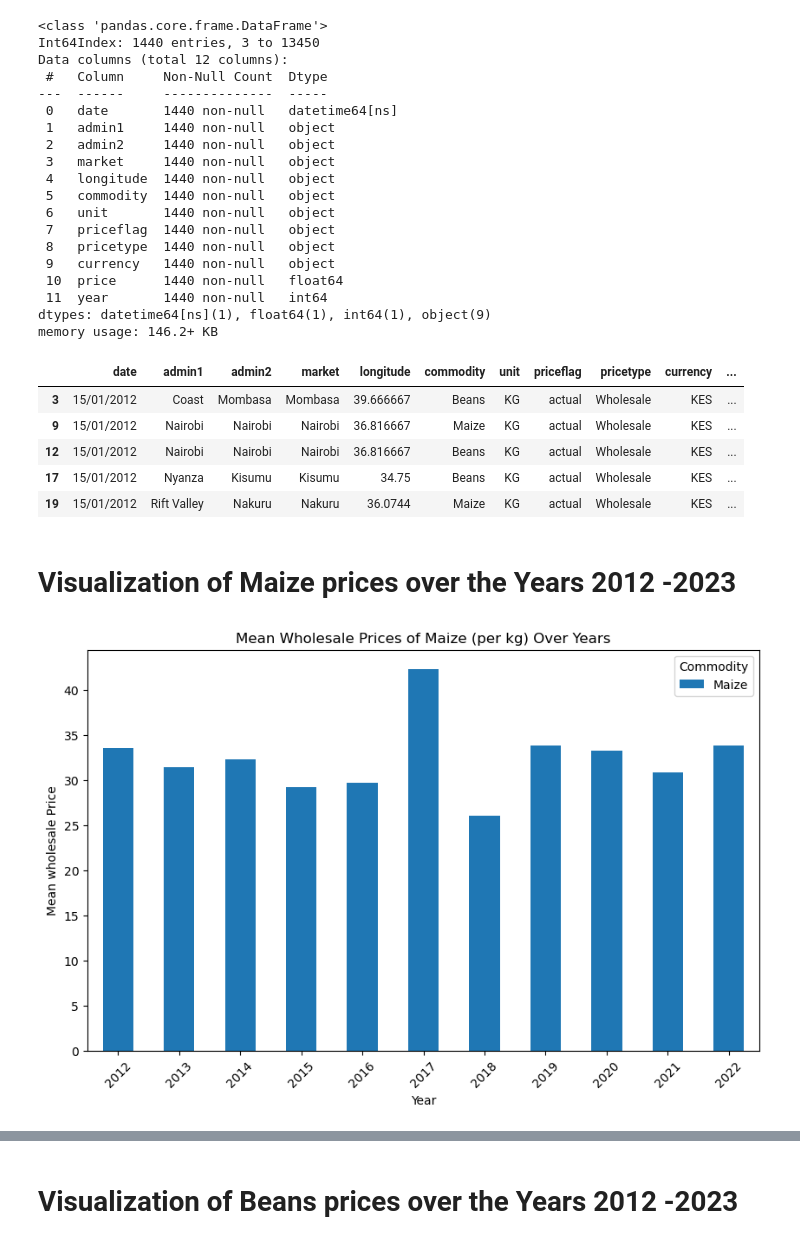
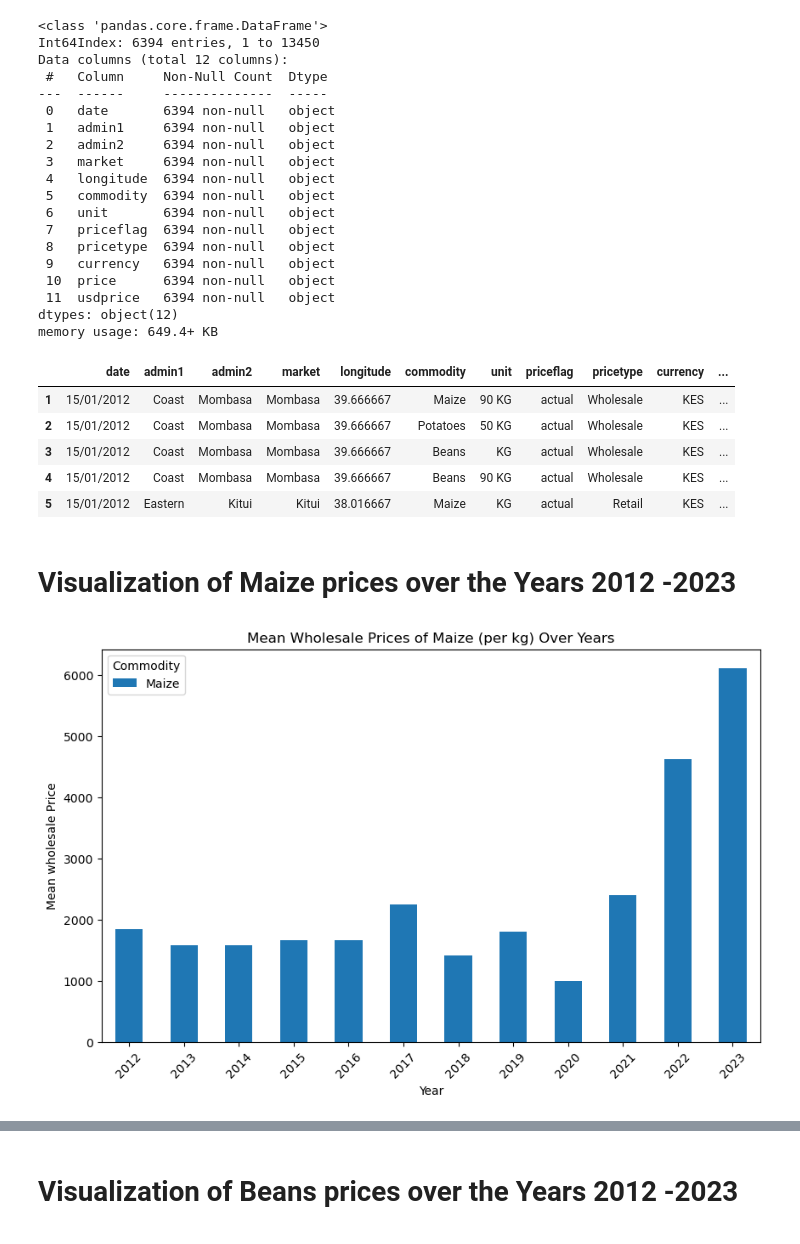
Before and after one commit to EvangelineNgunjiri/KilimoRiziki-Decision-Hub, a Jupyter notebook: Crops EDA.ipynb, the cells around one changed output, grey strips where cells are left out. Cells and saved outputs as stored; diff of their text form; code cells hidden in the pictures.

```diff
--- a/Crops EDA.ipynb
+++ b/Crops EDA.ipynb
@@ -29,6 +30,6 @@ df.head(30)
 # %%
 # Select specific rows based on item names
-selected_items = ['Maize', 'Beans', 'Sugarcane', 'Potatoes','Bananas']
+selected_items = ['Maize', 'Beans', 'Potatoes','Bananas']
 filtered_df = df[df['commodity'].isin(selected_items)]
 filtered_df.head(3000)
 # %% [output]
@@ -48,2 +48,0 @@ filtered_df.head(3000)
-# %%
-filtered_df['commodity'] = filtered_df['commodity'].replace('Maize \(white\)', 'Maize', regex=True)
@@ -80,57 +75,62 @@ Bananas
 filtered_df.info()
 # %% [output]
 <class 'pandas.core.frame.DataFrame'>
-Int64Index: 1440 entries, 3 to 13450
+Int64Index: 6394 entries, 1 to 13450
 Data columns (total 12 columns):
  #   Column     Non-Null Count  Dtype
 ---  ------     --------------  -----
- 0   date       1440 non-null   datetime64[ns]
- 1   admin1     1440 non-null   object
- 2   admin2     1440 non-null   object
- 3   market     1440 non-null   object
- 4   longitude  1440 non-null   object
- 5   commodity  1440 non-null   object
- 6   unit       1440 non-null   object
- 7   priceflag  1440 non-null   object
- 8   pricetype  1440 non-null   object
- 9   currency   1440 non-null   object
- 10  price      1440 non-null   float64
- 11  year       1440 non-null   int64
-dtypes: datetime64[ns](1), float64(1), int64(1), object(9)
-memory usage: 146.2+ KB
+ 0   date       6394 non-null   object
+ 1   admin1     6394 non-null   object
+ 2   admin2     6394 non-null   object
+ 3   market     6394 non-null   object
+ 4   longitude  6394 non-null   object
+ 5   commodity  6394 non-null   object
+ 6   unit       6394 non-null   object
+ 7   priceflag  6394 non-null   object
+ 8   pricetype  6394 non-null   object
+ 9   currency   6394 non-null   object
+ 10  price      6394 non-null   object
+ 11  usdprice   6394 non-null   object
+dtypes: object(12)
+memory usage: 649.4+ KB
 # %%
 filtered_df = filtered_df.drop('usdprice', axis=1)
 # %%
 filtered_df.head(5)
 # %% [output]
 |  | date | admin1 | admin2 | market | longitude | commodity | unit | priceflag | pricetype | currency | ... |
+| 1 | 15/01/2012 | Coast | Mombasa | Mombasa | 39.666667 | Maize | 90 KG | actual | Wholesale | KES | ... |
+| 2 | 15/01/2012 | Coast | Mombasa | Mombasa | 39.666667 | Potatoes | 50 KG | actual | Wholesale | KES | ... |
 | 3 | 15/01/2012 | Coast | Mombasa | Mombasa | 39.666667 | Beans | KG | actual | Wholesale | KES | ... |
-| 9 | 15/01/2012 | Nairobi | Nairobi | Nairobi | 36.816667 | Maize | KG | actual | Wholesale | KES | ... |
-| 12 | 15/01/2012 | Nairobi | Nairobi | Nairobi | 36.816667 | Beans | KG | actual | Wholesale | KES | ... |
-| 17 | 15/01/2012 | Nyanza | Kisumu | Kisumu | 34.75 | Beans | KG | actual | Wholesale | KES | ... |
-| 19 | 15/01/2012 | Rift Valley | Nakuru | Nakuru | 36.0744 | Maize | KG | actual | Wholesale | KES | ... |
+| 4 | 15/01/2012 | Coast | Mombasa | Mombasa | 39.666667 | Beans | 90 KG | actual | Wholesale | KES | ... |
+| 5 | 15/01/2012 | Eastern | Kitui | Kitui | 38.016667 | Maize | KG | actual | Retail | KES | ... |
 # %% [markdown]
 # Visualization of Maize prices over the Years 2012 -2023
 # %%
+# Convert 'date' to datetime format
+filtered_df['date'] = pd.to_datetime(filtered_df['date'], format='%d/%m/%Y')
+
+# Extract the year from the 'date' column
+filtered_df['year'] = filtered_df['date'].dt.year
 # Clean the 'price' column
 filtered_df['price'] = pd.to_numeric(filtered_df['price'], errors='coerce')
 
 # Select only Maize data and only wholesale prices
 maize_data_wholesale = filtered_df[(filtered_df['commodity'] == 'Maize') & (filtered_df['pricetype'] == 'Wholesale')]
 
 # Calculate mean prices for wholesale Maize and unstack the result
 mean_prices_wholesale = maize_data_wholesale.groupby(['year', 'commodity'])['price'].mean().unstack()
 
 # Bar plot for wholesale prices
 mean_prices_wholesale.plot(kind='bar', stacked=True, figsize=(10, 6))
 plt.title('Mean Wholesale Prices of Maize (per kg) Over Years')
 plt.xlabel('Year')
 plt.ylabel('Mean wholesale Price')
 plt.xticks(rotation=45)
 plt.legend(title='Commodity')
 plt.show()
 # %% [output]
-[figure, old version]
+[figure, new version]
 # %%
 # Clean the 'price' column
 filtered_df['price'] = pd.to_numeric(filtered_df['price'], errors='coerce')
```
Also changed, not shown: parts of 19 cells of this notebook.
